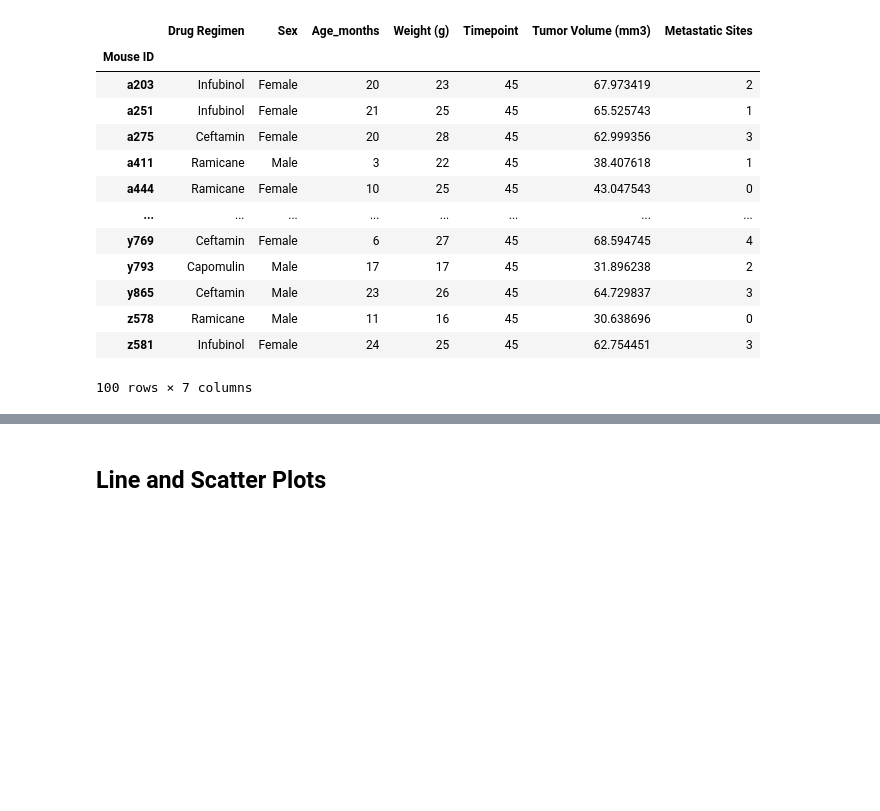
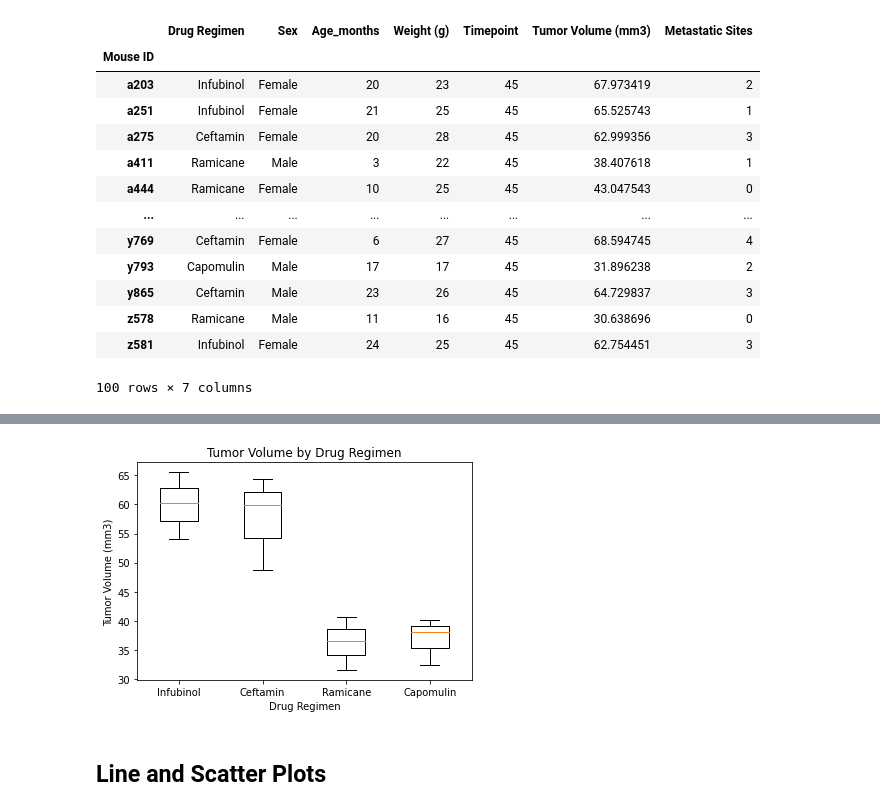
Before and after one commit to maryclarecc/pymaceuticals, a Jupyter notebook: pymaceuticals_starter.ipynb, the cells around one changed output, grey strips where cells are left out. Drawn from its saved outputs; the diff is of its cells as text; code cells hidden in the pictures; blank space fills up the shorter version.

```diff
--- a/pymaceuticals_starter.ipynb
+++ b/pymaceuticals_starter.ipynb
@@ -169,34 +170,37 @@ subsetdf
 100 rows × 7 columns
 # %%
 # Put treatments into a list for for loop (and later for plot labels)
-regiments = subsetdf["Drug Regimen"].unique().tolist()
+regimens = subsetdf["Drug Regimen"].unique().tolist()
 
 # Create empty list to fill with tumor vol data (for plotting)
 tumovol = []
 
 # Calculate the IQR and quantitatively determine if there are any potential outliers.
-quartiles = subsetdf["Tumor Volume (mm3)"].quantile([.25,.5,.75])
-quartiles
+for one_drug in regimens:
+    quartiles  = subsetdf.loc[subsetdf["Drug Regimen"] == one_drug, 'Tumor Volume (mm3)'].quantile([0.25,0.5,0.75])
+    quartiles
 
-lowerq = quartiles[0.25]
-upperq = quartiles[0.75]
-iqr = upperq-lowerq
+    lowerq = quartiles[0.25]
+    upperq = quartiles[0.75]
+    iqr = upperq-lowerq
 
-print(f"The lower quartile is: {lowerq}")
-print(f"The upper quartile is: {upperq}")
-print(f"The interquartile range is: {iqr}")
-print(f"The the median is: {quartiles[0.5]} ")
+    print(f'============={one_drug}=============')
 
-lower_bound = lowerq - (1.5*iqr)
-upper_bound = upperq + (1.5*iqr)
-print(f"Values below {lower_bound} could be outliers.")
-print(f"Values above {upper_bound} could be outliers.")
+    print(f"The lower quartile is: {lowerq}")
+    print(f"The upper quartile is: {upperq}")
+    print(f"The interquartile range is: {iqr}")
+    print(f"The the median is: {quartiles[0.5]} ")
+
+    lower_bound = lowerq - (1.5*iqr)
+    upper_bound = upperq + (1.5*iqr)
+    median = quartiles[0.5]
+    print(f"Values below {lower_bound} could be outliers.")
+    print(f"Values above {upper_bound} could be outliers.")
 
     # Locate the rows which contain mice on each drug and get the tumor volumes
 
 
     # add subset
-
-
+    tumovol.append(quartiles)
     # Determine outliers using upper and lower bounds
 # %% [output]
@@ -209,5 +224,12 @@ Values above 94.04403868374999 could be outliers.
 # %%
 # Generate a box plot of the final tumor volume of each mouse across four regimens of interest
+fig, ax = plt.subplots()
+ax.boxplot(tumovol, labels = ["Infubinol", "Ceftamin", "Ramicane", "Capomulin"])
+ax.set_xlabel("Drug Regimen")
+ax.set_ylabel("Tumor Volume (mm3)")
+ax.set_title("Tumor Volume by Drug Regimen");
+# %% [output]
+[figure, added]
 # %% [markdown]
 ## Line and Scatter Plots
 # %%
```
Also changed, not shown: parts of 7 cells of this notebook, 1 other file.
